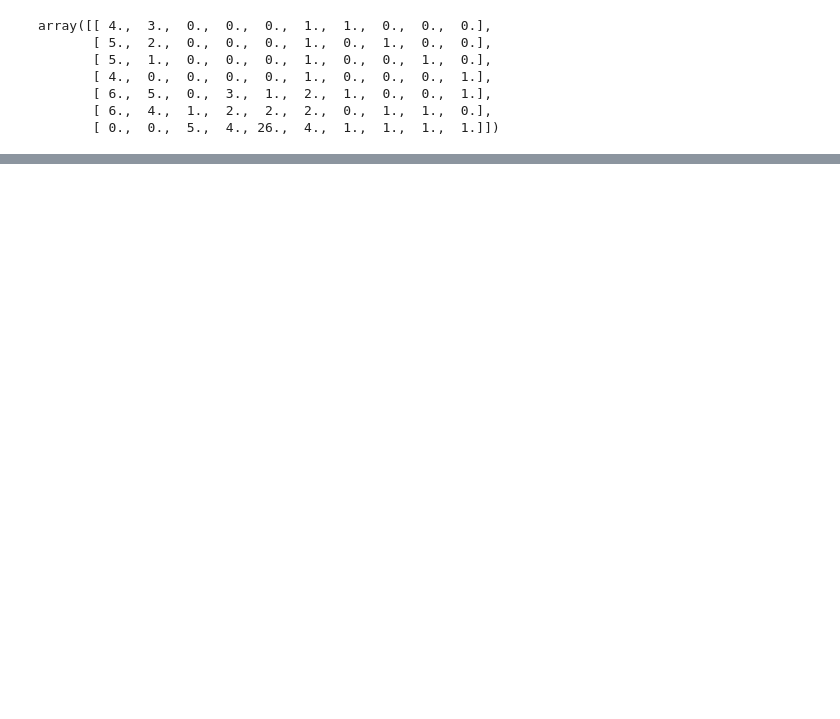
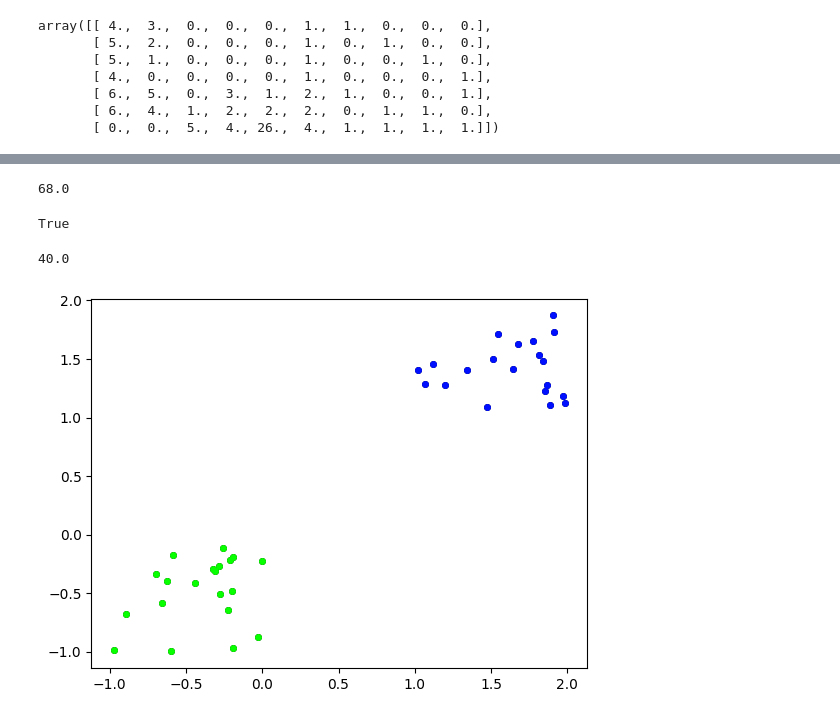
Before and after one commit to coni26/Contrario_clustering, a Jupyter notebook: notebook_0.ipynb, the cells around one changed output, grey strips where cells are left out. Cells and saved outputs as stored; diff of their text form; code cells hidden in the pictures; blank space fills up the shorter version.

```diff
--- a/notebook_0.ipynb
+++ b/notebook_0.ipynb
@@ -188 +189,4 @@ array([[66.        , 13.        ,  0.        , ...,  0.        ,
+# %%
+def compute_nfa(omega, omega_, V, V_):
+    return compute_pfa(omega, omega_, V, V_)
 # %%
@@ -203,2 +223,59 @@ for i in range(g.V + 1, 2 * g.V):
+# %%
+res = 0
+for i in range(len(MM)):
+    if MM[i,0]:
+        res += mat[i, 5]
+print(res)
+# %% [output]
+68.0
+# %%
+omega = g.omega
+V = g.V
+
+MM = np.zeros((2 * g.V - 1, 2))
+for i in range(g.V):
+    MM[i, 0] = False
+    MM[i, 1] = 1e8
+
+MM[-1,0] = True
+MM[-1,1] = compute_nfa(omega, mat[-1, 4], V , mat[-1, 5])
+
+def recur(mat, mini, ind_mini, ind):
+    if ind < g.V:
+        return True
+    MM[ind, 1] = compute_nfa(omega, mat[ind, 4], V , mat[ind, 5])
+    if MM[ind, 1] <= mini:
+        MM[ind, 0] = True
+        MM[ind_mini, 0] = False
+        return recur(mat, MM[ind, 1], ind, int(mat[ind, 2])) and recur(mat, MM[ind, 1], ind, int(mat[ind, 3]))
+    return recur(mat, mini, ind_mini, int(mat[ind, 2])) and recur(mat, mini, ind_mini, int(mat[ind, 3]))
+# %%
+recur(mat, 1, 78, 78)
+# %% [output]
+True
+# %%
+res = 0
+for i in range(len(MM)):
+    if MM[i,0]:
+        res += mat[i, 5]
+print(res)
+# %% [output]
+40.0
+# %%
+cmap = mpl.colormaps['hsv']
+
+nb_clusters = sum(MM[:,0])
+
+fig, ax = plt.subplots()
+ax.plot(X[:,0], X[:,1], 'ko', markersize=4)
+clu = 0
+for i in range(len(mat)):
+    if MM[i,0]:
+        clu += 1
+        for j in range(g.V):
+            if mat[i, j + 6]:
+                ax.plot(X[j,0], X[j,1], markersize=4, color=cmap(clu / (nb_clusters+1)), marker='o')
+# %% [output]
+[figure, added]
 # %%
 #a = np.random.rand(10,10)
```
Also changed, not shown: parts of 6 cells of this notebook.
